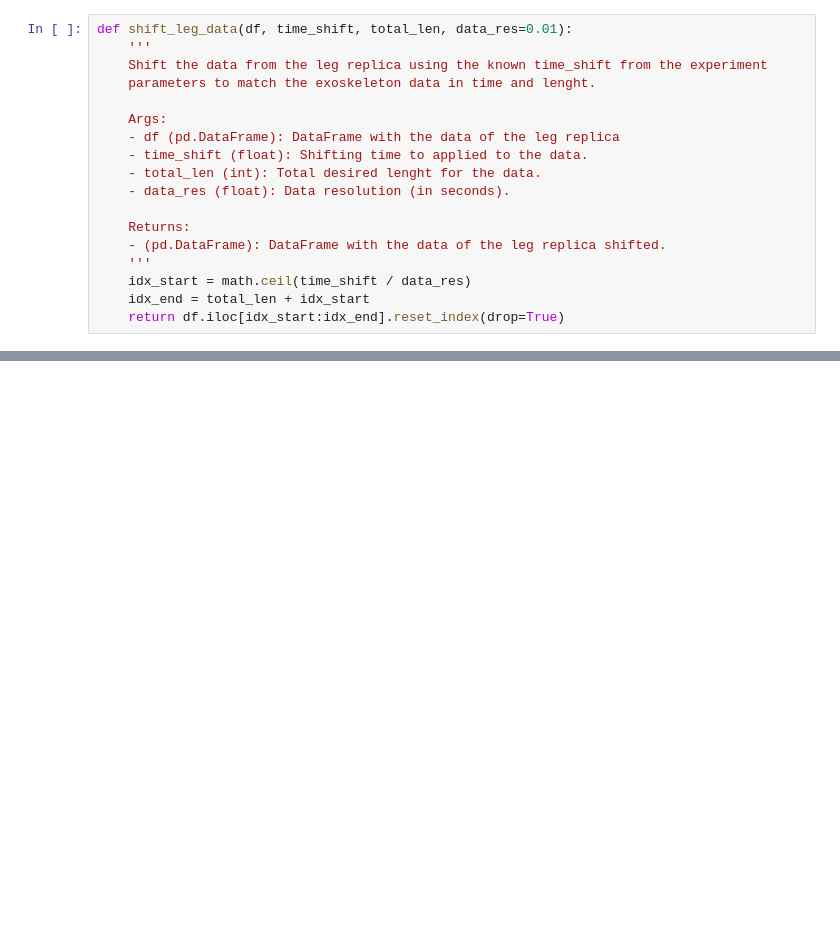
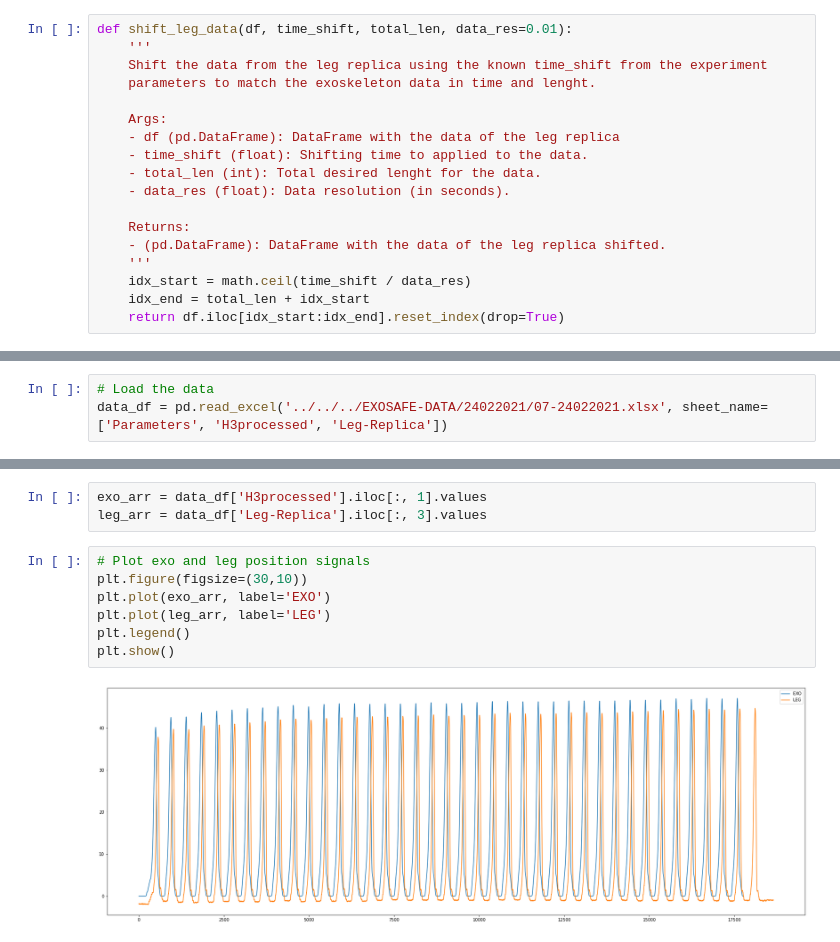
Before and after one commit to hl0d0w1g/EXOSAFE-ML, a Jupyter notebook: notebooks/aux/leg_data_aligment.ipynb, the cells around one changed output, grey strips where cells are left out. Saved outputs shown, nothing was run; the diff lists cells and outputs as text; blank space fills up the shorter version.

```diff
--- a/notebooks/aux/leg_data_aligment.ipynb
+++ b/notebooks/aux/leg_data_aligment.ipynb
@@ -88,0 +120,3 @@ plt.show()
+# %%
+# Load the data
+data_df = pd.read_excel('../../../EXOSAFE-DATA/24022021/07-24022021.xlsx', sheet_name=['Parameters', 'H3processed', 'Leg-Replica'])
@@ -88,0 +129,12 @@ plt.show()
+# %%
+exo_arr = data_df['H3processed'].iloc[:, 1].values
+leg_arr = data_df['Leg-Replica'].iloc[:, 3].values
+# %%
+# Plot exo and leg position signals
+plt.figure(figsize=(30,10))
+plt.plot(exo_arr, label='EXO')
+plt.plot(leg_arr, label='LEG')
+plt.legend()
+plt.show()
+# %% [output]
+[figure, added]
```
Also changed, not shown: parts of 28 cells of this notebook, 2 other files.
